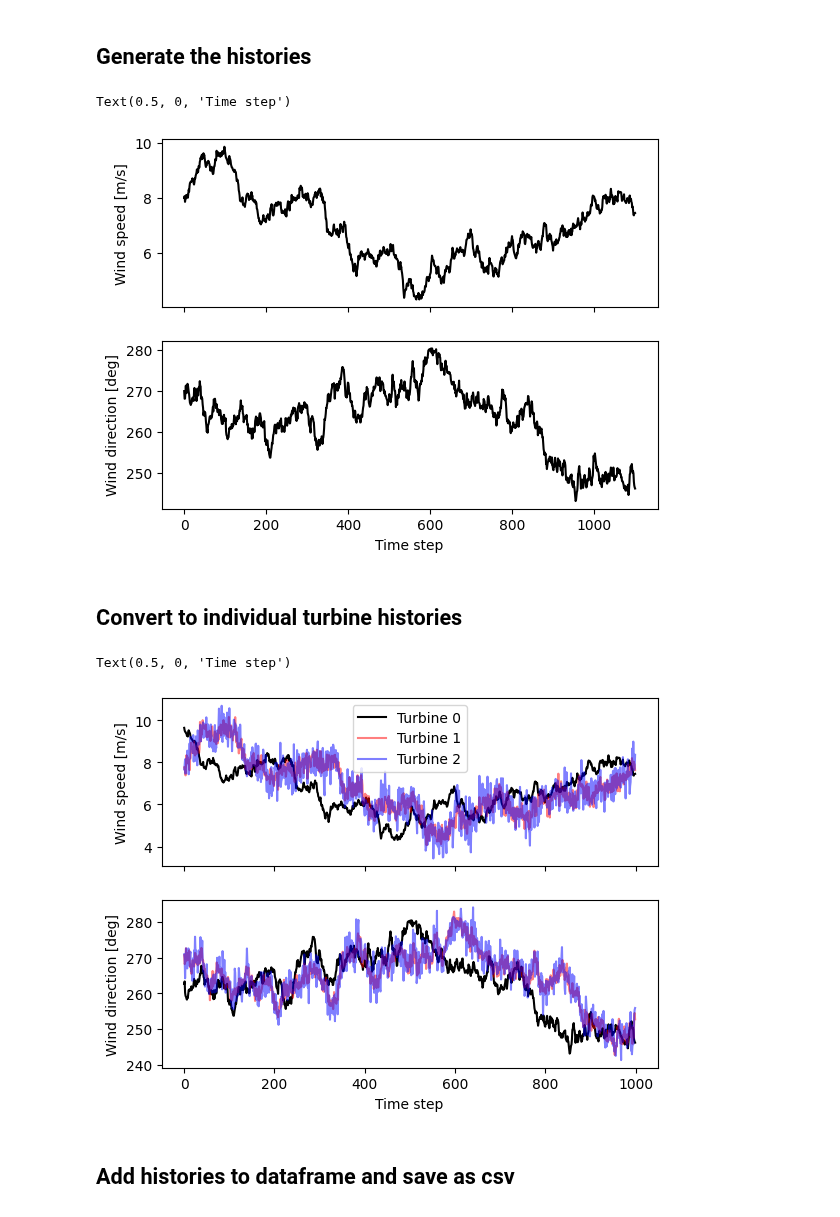
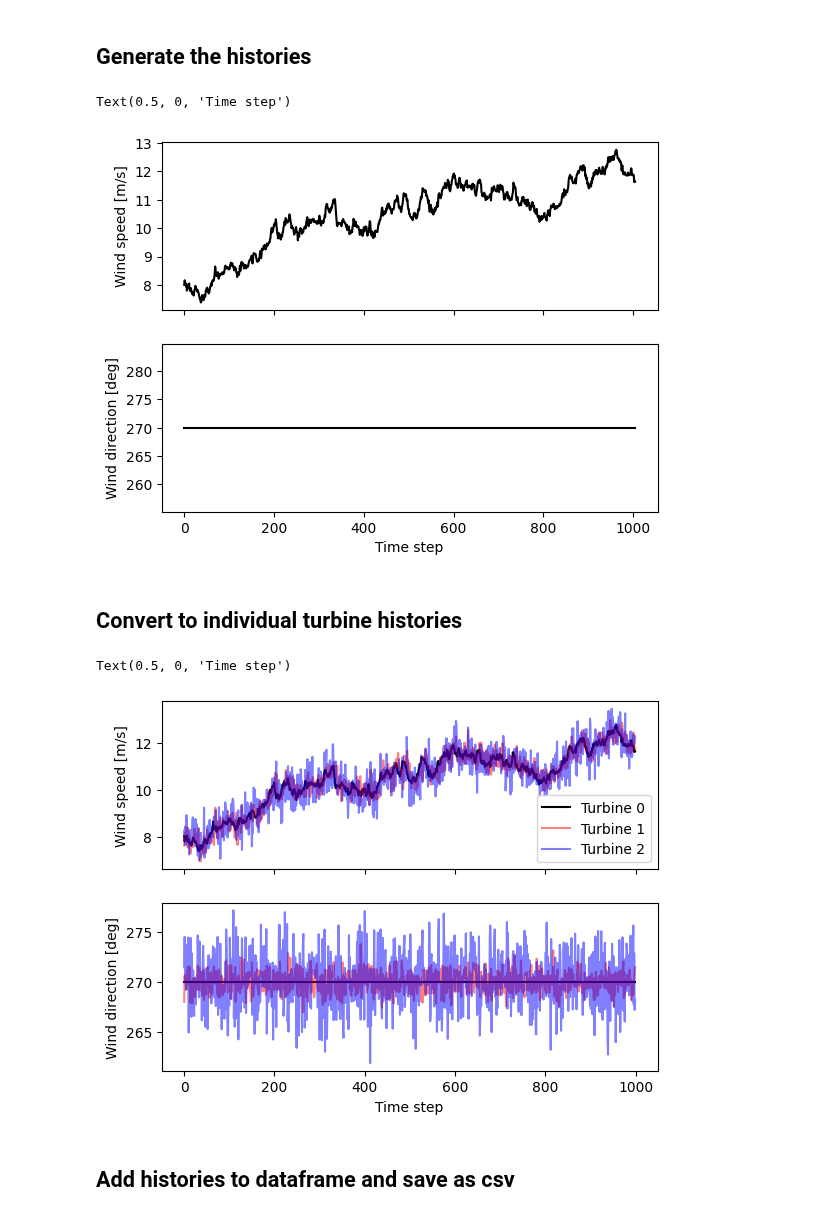
Before and after one commit to NREL/hercules, a Jupyter notebook: example_case_folders/10_WindSimLongTerm_only/generate_wind_history.ipynb, the cells around one changed output. Cells and saved outputs as stored; diff of their text form; code cells hidden in the pictures.

```diff
--- a/example_case_folders/10_WindSimLongTerm_only/generate_wind_history.ipynb
+++ b/example_case_folders/10_WindSimLongTerm_only/generate_wind_history.ipynb
@@ -13,7 +13,7 @@ from floris import FlorisModel
 # %%
 dt = 1.0  # [s]
 N = 1000  # number of time steps
-delay = 100  # [s]
+delay = 5  # [s]
 # %%
 # Read in the FLORIS model
 fmodel = FlorisModel("inputs/floris_input.yaml")
@@ -31,35 +31,38 @@ Text(0.5, 1.0, 'Example farm layout')
 # %% [markdown]
 ## Generate the histories
 # %%
+# Set random seed
+np.random.seed(1)
+
 # Generate overall winds speeds and directions using random walks
 ws_u_inf = 8.0 * np.ones(N + delay)
 wd_inf = 270.0 * np.ones(N + delay)
 
 for i in range(1, N + delay):
     # Add a small perturbation
     ws_u_inf[i] = ws_u_inf[i - 1] + 0.1 * np.random.randn()
-    wd_inf[i] = wd_inf[i - 1] + 1.0 * np.random.randn()
+    # wd_inf[i] = wd_inf[i - 1] + 1.0 * np.random.randn()
 
     # Limit the ranges
     if ws_u_inf[i] < 0.0:
         ws_u_inf[i] = 0.0
     if ws_u_inf[i] > 13.0:
         ws_u_inf[i] = 13.0
     if wd_inf[i] < 0.0:
         wd_inf[i] = 360.0 + wd_inf[i]
     if wd_inf[i] > 360.0:
         wd_inf[i] = wd_inf[i] - 360.0
 
 # Plot the histories
 fig, axarr = plt.subplots(2, 1, sharex=True)
 axarr[0].plot(ws_u_inf, color="k")
 axarr[0].set_ylabel("Wind speed [m/s]")
 axarr[1].plot(wd_inf, color="k")
 axarr[1].set_ylabel("Wind direction [deg]")
 axarr[1].set_xlabel("Time step")
 # %% [output]
 Text(0.5, 0, 'Time step')
-[figure, old version]
+[figure, new version]
 # %% [markdown]
 ## Convert to individual turbine histories
 # %%
@@ -87,7 +90,7 @@ axarr[1].set_ylabel("Wind direction [deg]")
 axarr[1].set_xlabel("Time step")
 # %% [output]
 Text(0.5, 0, 'Time step')
-[figure, old version]
+[figure, new version]
 # %% [markdown]
 ## Add histories to dataframe and save as csv
 # %%
```
Also changed, not shown: parts of 1 cell of this notebook.
